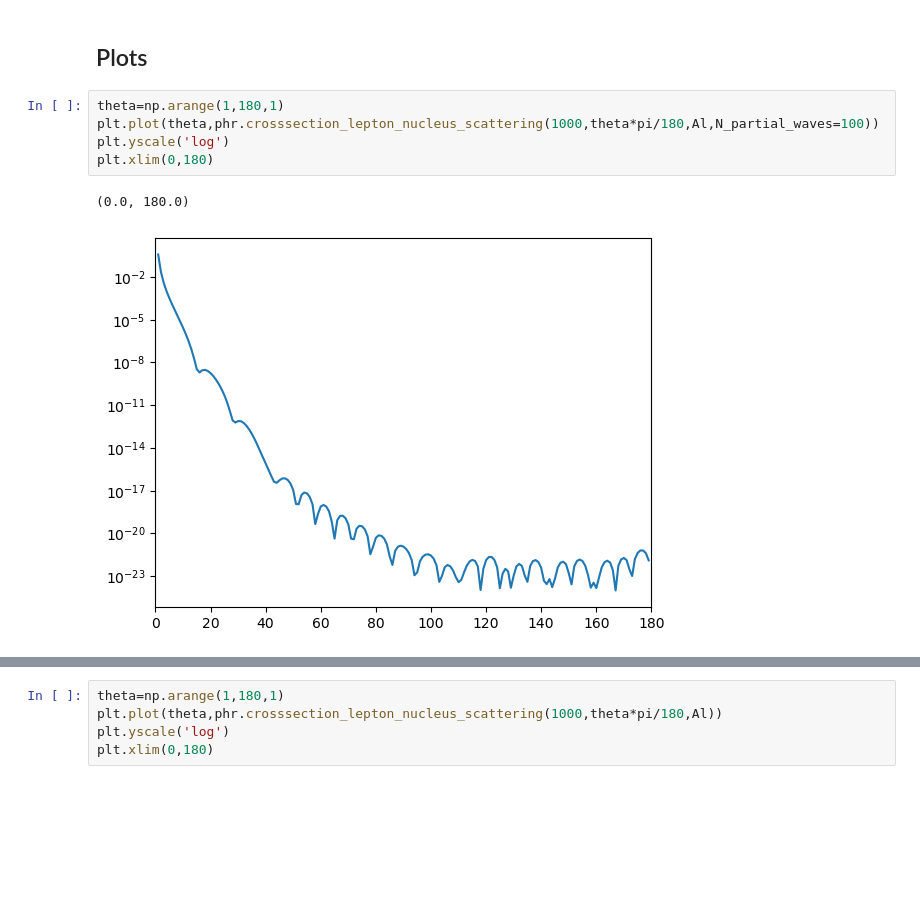
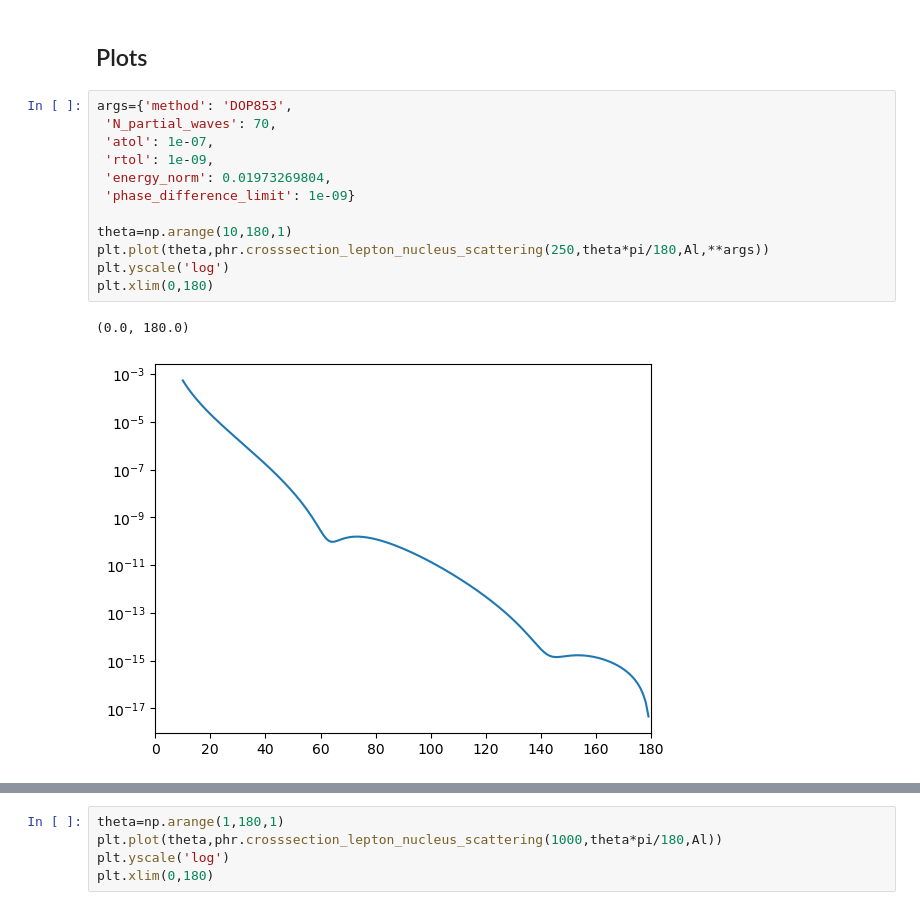
Before and after one commit to Partynumbers42/phasr, a Jupyter notebook: TemporaryTesting.ipynb, the cells around one changed output, grey strips where cells are left out. Drawn from its saved outputs; the diff is of its cells as text; blank space fills up the shorter version.

```diff
--- a/TemporaryTesting.ipynb
+++ b/TemporaryTesting.ipynb
@@ -1848,14 +1875,21 @@ time: 0.14523959159851074 9.974592215653562e-05
  'phase_difference_limit': 1e-06}
 # %% [markdown]
 ## Plots
-# %%
-theta=np.arange(1,180,1)
-plt.plot(theta,phr.crosssection_lepton_nucleus_scattering(1000,theta*pi/180,Al,N_partial_waves=100))
-plt.yscale('log')
-plt.xlim(0,180)
-# %% [output]
-(0.0, 180.0)
-[figure, removed]
+# %%
+args={'method': 'DOP853',
+ 'N_partial_waves': 70,
+ 'atol': 1e-07,
+ 'rtol': 1e-09,
+ 'energy_norm': 0.01973269804,
+ 'phase_difference_limit': 1e-09}
+
+theta=np.arange(10,180,1)
+plt.plot(theta,phr.crosssection_lepton_nucleus_scattering(250,theta*pi/180,Al,**args))
+plt.yscale('log')
+plt.xlim(0,180)
+# %% [output]
+(0.0, 180.0)
+[figure, added]
 # %%
 theta=np.arange(1,180,1)
 plt.plot(theta,phr.crosssection_lepton_nucleus_scattering(500,theta*pi/180,Al))
```
Also changed, not shown: parts of 6 cells of this notebook, 1 other file.
